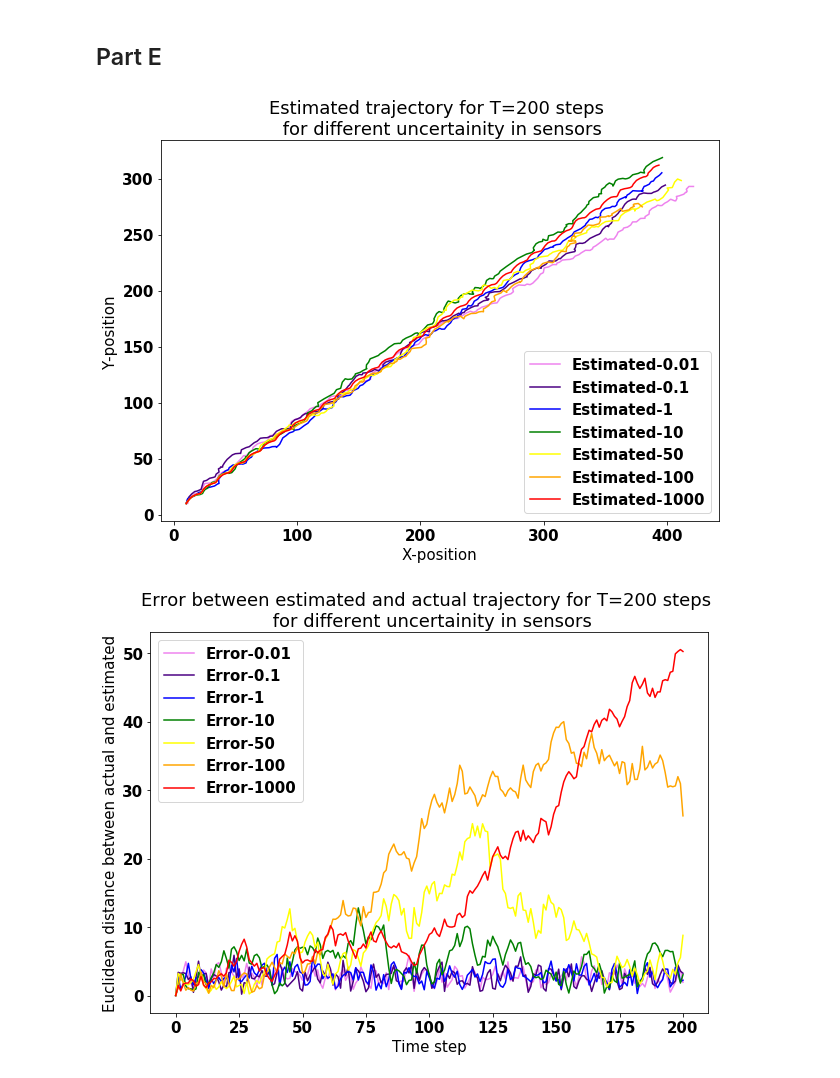
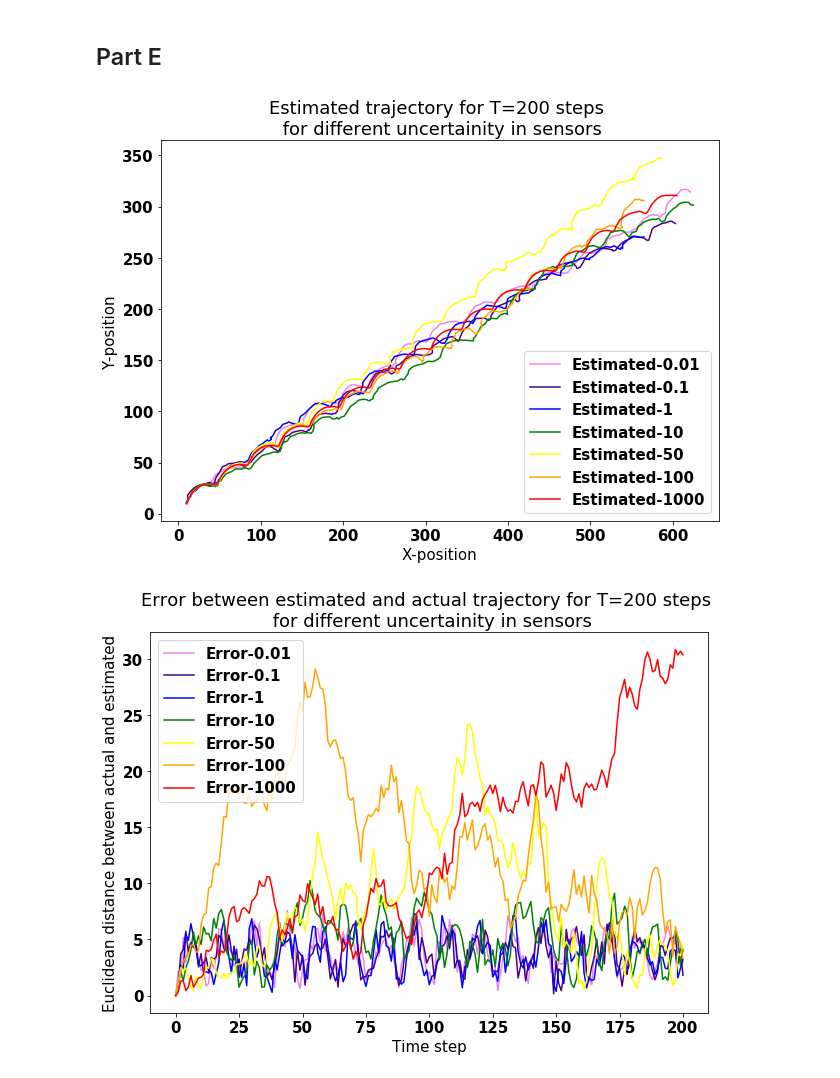
Before and after one commit to rajat499/position-estimation, a Jupyter notebook: airplane-estimation.ipynb, the cells around one changed output. Saved outputs shown, nothing was run; the diff lists cells and outputs as text; code cells hidden in the pictures.

```diff
--- a/airplane-estimation.ipynb
+++ b/airplane-estimation.ipynb
@@ -138,3 +138,6 @@ plt.show()
+# %%
+#Constant of Sine and Cosine
+k = 0.5
 # %% [markdown]
 ## Part D
 # %%
@@ -146,14 +149,15 @@ vel_y = 1
 X = np.asarray([[initial_x],[initial_y],[vel_x],[vel_y]])
 mu = X
 std = 0.01
+sigma_q = 10
 sigma = np.eye(mu.shape[0])*(std**2)
 actual = [X]
 observed = [(Ct @ X) + noise(Q())]
 estimated_pos = [mu]
 estimated_dev = [sigma]
 for i in range(T):
-    dx = np.sin(i)
-    dy = np.cos(i)
+    dx = np.sin(k*i)
+    dy = np.cos(k*i)
     new_mu, new_sigma = kalman(estimated_pos[-1], estimated_dev[-1], ut(), observed[-1])
     estimated_pos.append(new_mu)
     estimated_dev.append(new_sigma)
@@ -215,35 +219,35 @@ for n in range(len(sigmas)):
     estimated_pos = [mu]
     estimated_dev = [sigma]
     for i in range(T):
-        dx = np.sin(i)
-        dy = np.cos(i)
+        dx = np.sin(k*i)
+        dy = np.cos(k*i)
         new_mu, new_sigma = kalman(estimated_pos[-1], estimated_dev[-1], ut(), observed[-1])
         estimated_pos.append(new_mu)
         estimated_dev.append(new_sigma)
         X = (At @ X) + (Bt @ ut()) + noise(R())
         actual.append(X)
         observed.append((Ct @ X) + noise(Q()))
 
     estimated_pos = np.asarray(estimated_pos)
     actual = np.asarray(actual)
 
     ax.plot(estimated_pos[:, 0, 0], estimated_pos[:, 1, 0], label="Estimated-"+str(sigma_q), color=colors[n])
     error = np.sqrt((estimated_pos[:, 1, 0] - actual[:, 1, 0])**2 + (estimated_pos[:, 0, 0] - actual[:, 0, 0])**2)
     xticks = np.arange(len(error))
     ax2.plot(xticks, error, label="Error-"+str(sigma_q), color=colors[n])
 
 ax.set_title("Estimated trajectory for T="+str(T)+" steps \n for different uncertainity in sensors")
 ax.set_xlabel("X-position")
 ax.set_ylabel("Y-position")
 ax.legend(loc='lower right')
 fig.savefig("plots/e_trajectory_t_"+str(T)+".png", bbox_inches="tight")
 
 ax2.set_title("Error between estimated and actual trajectory for T="+str(T)+" steps \n for different uncertainity in sensors")
 ax2.set_ylabel("Euclidean distance between actual and estimated")
 ax2.set_xlabel("Time step")
 ax2.legend(loc='upper left')
 fig2.savefig("plots/e_error_t_"+str(T)+".png", bbox_inches="tight")
 plt.show()
 # %% [output]
-[figure, old version]
+[figure, new version]
-[figure, old version]
+[figure, new version]
```
Also changed, not shown: parts of 9 cells of this notebook, 13 other files.
